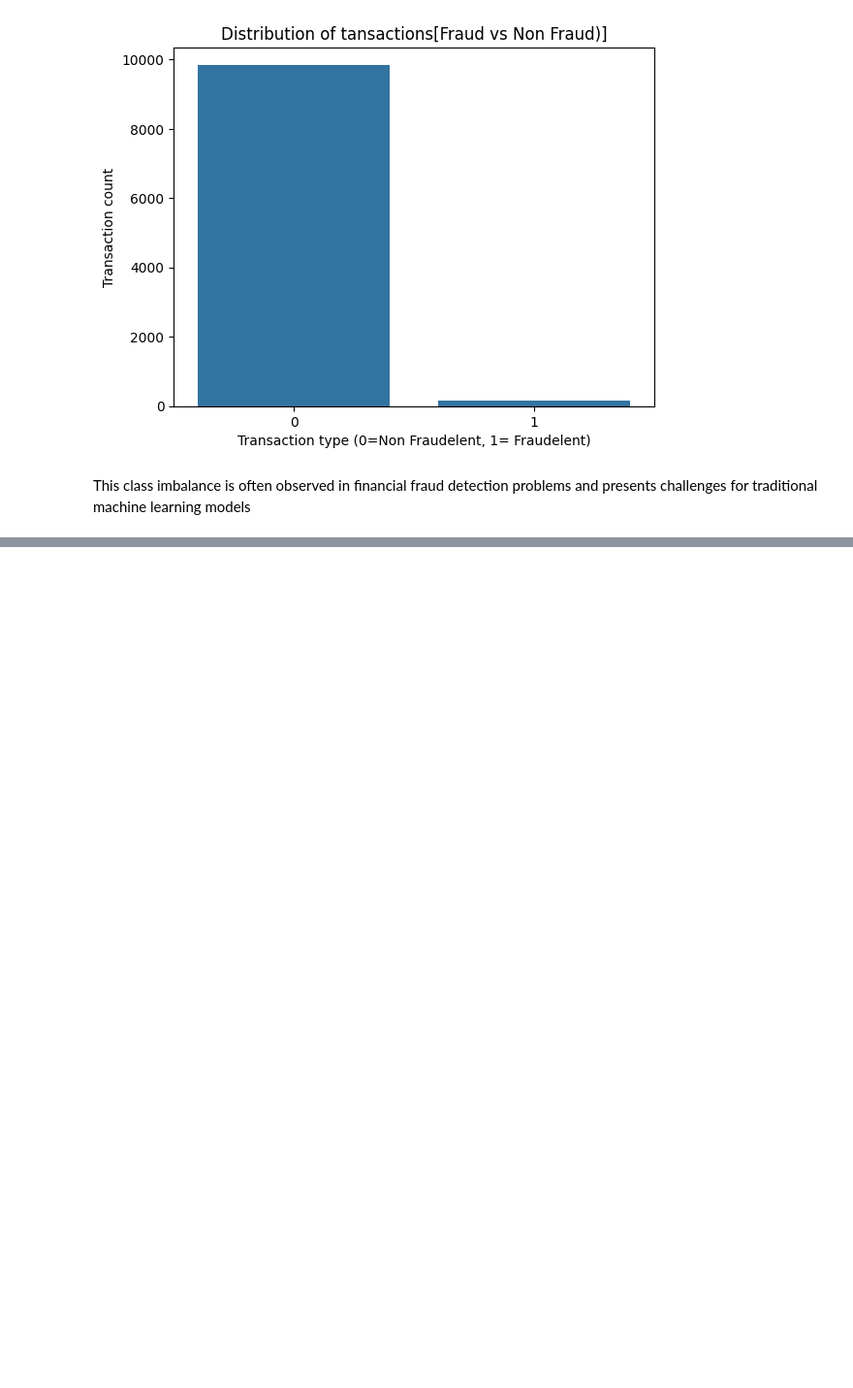
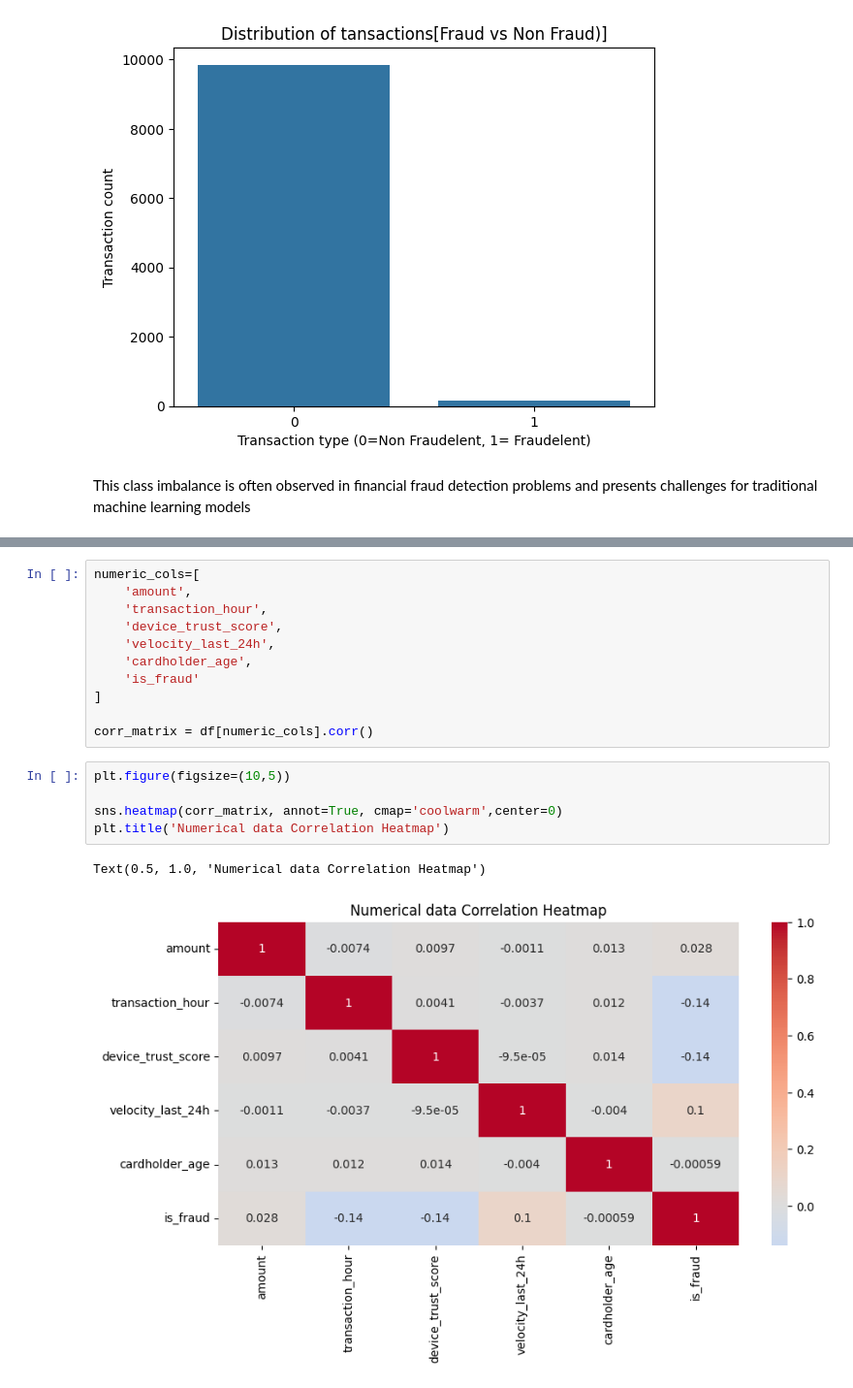
Before and after one commit to FaithKirigi/fraud-investigation-case-study, a Jupyter notebook: notebooks/fraud_investigation_analysis.ipynb, the cells around one changed output, grey strips where cells are left out. Shown at 97% size. Cells and saved outputs as stored; diff of their text form; blank space fills up the shorter version.

```diff
--- a/notebooks/fraud_investigation_analysis.ipynb
+++ b/notebooks/fraud_investigation_analysis.ipynb
@@ -73,0 +119,19 @@ This class imbalance is  often observed in financial fraud detection problems an
+# %%
+numeric_cols=[
+    'amount',
+    'transaction_hour',
+    'device_trust_score',
+    'velocity_last_24h',
+    'cardholder_age',
+    'is_fraud'
+]
+
+corr_matrix = df[numeric_cols].corr()
+# %%
+plt.figure(figsize=(10,5))
+
+sns.heatmap(corr_matrix, annot=True, cmap='coolwarm',center=0)
+plt.title('Numerical data Correlation Heatmap')
+# %% [output]
+Text(0.5, 1.0, 'Numerical data Correlation Heatmap')
+[figure, added]
```
Also changed, not shown: parts of 27 cells of this notebook, 7 other files.
